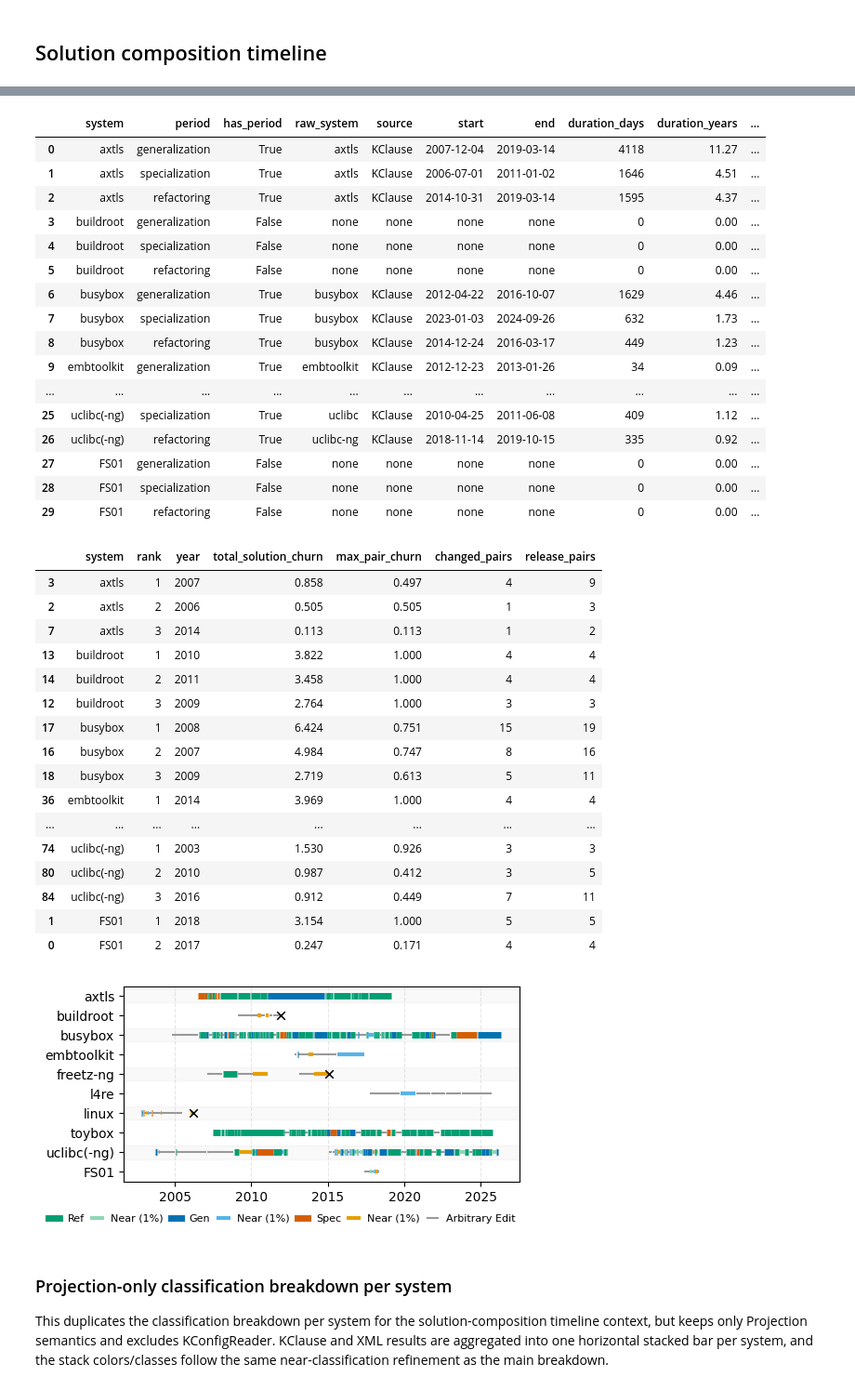
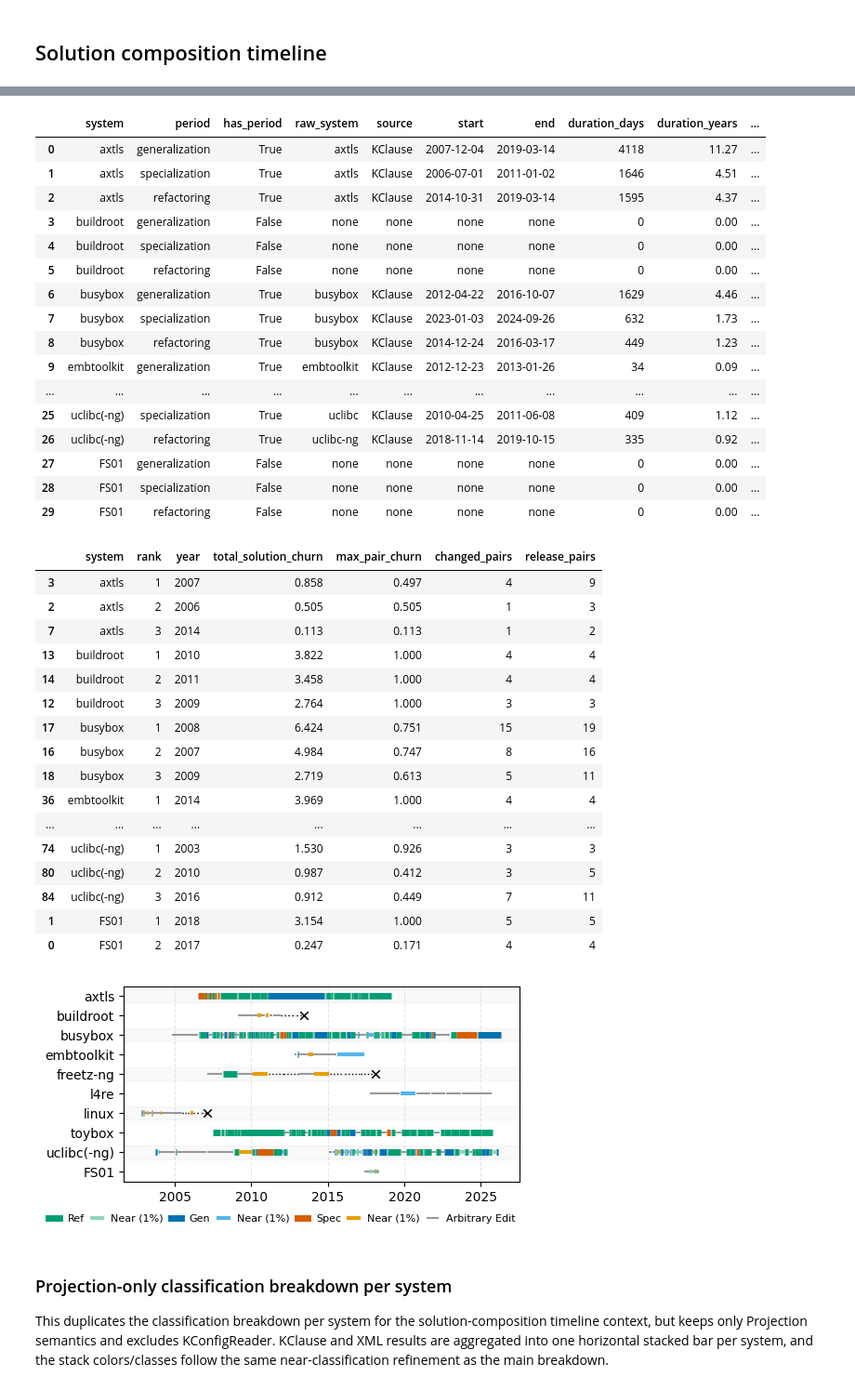
Before and after one commit to ekuiter/torte, a Jupyter notebook: experiments/feature-model-differences/evaluation.ipynb, the cells around one changed output, grey strips where cells are left out. Shown at 93% size. Cells and saved outputs as stored; diff of their text form; code cells hidden in the pictures.

```diff
--- a/experiments/feature-model-differences/evaluation.ipynb
+++ b/experiments/feature-model-differences/evaluation.ipynb
@@ -1668,9 +1676,8 @@ with plt.rc_context({'font.family': 'Helvetica', 'font.size': 12}):
 
     # Keep the timeout reporting consistent with the other runtime plots: the red line marks
     # the 300s threshold and the red label gives count and rate among all pooled attempts.
-    if _runtime_all_timeouts > 0:
-        ax.text(1, TIMEOUT * 1.18, f'{_runtime_all_timeouts} ({_runtime_all_timeout_rate:.0%})',
-                ha='center', va='bottom', fontsize=9, color=COLOR['timeout'], fontweight='bold')
+    ax.text(1, TIMEOUT * 1.18, f"{_runtime_all_timeouts} ({_format_bold_percent(_runtime_all_timeout_rate)})",
+            ha='center', va='bottom', fontsize=9, color=_timeout_label_color(_runtime_all_timeouts))
 
     ax.text(1, 0.03, f'n={_runtime_all_total}', transform=ax.get_xaxis_transform(),
             ha='center', va='bottom', fontsize=9, color=COLOR['gray'])
@@ -1721,9 +1728,8 @@ with plt.rc_context({'font.family': 'Helvetica', 'font.size': 12}):
             bp['boxes'][0].set_facecolor(COLOR['gray'])
             bp['boxes'][0].set_alpha(0.75)
 
-        if timeouts > 0:
-            ax.text(pos, TIMEOUT * 1.18, f'{timeouts} ({timeout_rate:.0%})',
-                    ha='center', va='bottom', fontsize=8, color=COLOR['timeout'], fontweight='bold')
+        ax.text(pos, TIMEOUT * 1.18, f"{timeouts} ({_format_bold_percent(timeout_rate)})",
+                ha='center', va='bottom', fontsize=8, color=_timeout_label_color(timeouts))
         ax.text(pos, 0.03, f'n={total}', transform=ax.get_xaxis_transform(),
                 ha='center', va='bottom', fontsize=8, color=COLOR['gray'])
 
@@ -1797,9 +1803,8 @@ with plt.rc_context({'font.family': 'Helvetica', 'font.size': 12}):
         bp['boxes'][0].set_facecolor(COLOR['gray'])
         bp['boxes'][0].set_alpha(0.75)
 
-    if _runtime_collapsed_timeouts > 0:
-        ax.text(1, TIMEOUT * 1.18, f'{_runtime_collapsed_timeouts} ({_runtime_collapsed_timeout_rate:.0%})',
-                ha='center', va='bottom', fontsize=9, color=COLOR['timeout'], fontweight='bold')
+    ax.text(1, TIMEOUT * 1.18, f"{_runtime_collapsed_timeouts} ({_format_bold_percent(_runtime_collapsed_timeout_rate)})",
+            ha='center', va='bottom', fontsize=9, color=_timeout_label_color(_runtime_collapsed_timeouts))
 
     ax.text(1, 0.03, f'n={_runtime_collapsed_total}', transform=ax.get_xaxis_transform(),
             ha='center', va='bottom', fontsize=9, color=COLOR['gray'])
@@ -1856,9 +1861,8 @@ with plt.rc_context({'font.family': 'Helvetica', 'font.size': 12}):
             bp['boxes'][0].set_facecolor(COLOR['gray'])
             bp['boxes'][0].set_alpha(0.75)
 
-        if timeouts > 0:
-            ax.text(pos, TIMEOUT * 1.18, f'{timeouts} ({timeout_rate:.0%})',
-                    ha='center', va='bottom', fontsize=8, color=COLOR['timeout'], fontweight='bold')
+        ax.text(pos, TIMEOUT * 1.18, f"{timeouts} ({_format_bold_percent(timeout_rate)})",
+                ha='center', va='bottom', fontsize=8, color=_timeout_label_color(timeouts))
         ax.text(pos, 0.03, f'n={total}', transform=ax.get_xaxis_transform(),
                 ha='center', va='bottom', fontsize=8, color=COLOR['gray'])
 
@@ -4519,7 +4523,11 @@ for diff_kind in _diff_kinds:
         y_pos       = _y_map2[key] + offset
         col, lw, ls = _seg_style(row)
         if col is None:
-            continue
+            # No-result rows correspond to attempted evolution-step analyses that
+            # produced no drawable classification/solution composition, typically
+            # because all relevant configurations timed out. Keep the step visible
+            # as a dotted black interval instead of a colored classification bar.
+            col, lw, ls = COLOR['black'], 1.0, ':'
         t0, t1      = row['left_time'], row['right_time']
         if t0 == t1:
             t1 = t0 + pd.Timedelta(days=30)
@@ -4531,9 +4539,9 @@ for diff_kind in _diff_kinds:
         ax.plot([t0, t1], [y_pos, y_pos], color=col, linewidth=lw,
                 linestyle=ls, solid_capstyle='butt')
 
-    # If a source/system series has quantified results followed by unquantified
-    # rows, mark the last quantified endpoint with an x. This is the timeline
-    # analogue of showing that the series continues but solution composition stops.
+    # For each source/system series, mark the endpoint of the latest no-result/timeout
+    # evolution step with an x. The dotted intervals already show every such step;
+    # the marker makes the final timeout position easy to spot.
     sub2 = sub.copy()
     sub2['_sys_canon'] = sub2['system'].apply(_canonical)
     for (sys_canon, extractor), sdf in sub2.groupby(['_sys_canon', 'extractor']):
@@ -4541,14 +4549,12 @@ for diff_kind in _diff_kinds:
         if key not in _y_map2:
             continue
         y_pos = _y_map2[key] + offset
-        ok = sdf[sdf['has_comp']]
         to = sdf[~sdf['has_comp']]
-        if ok.empty or to.empty:
+        if to.empty:
             continue
-        last_ok = ok['right_time'].max()
-        if (to['right_time'] > last_ok).any():
-            ax.scatter([last_ok], [y_pos], color=COLOR['black'], marker='x',
-                       s=38, linewidths=1.1, zorder=10)
+        last_timeout = to['right_time'].max()
+        ax.scatter([last_timeout], [y_pos], color=COLOR['black'], marker='x',
+                   s=38, linewidths=1.1, zorder=10)
 
 ax.set_yticks(_ytick_pos)
 ax.set_yticklabels(_ytick_lbl, fontsize=10)
@@ -4600,34 +4606,34 @@ plt.show()
 | 3 | buildroot | generalization | False | none | none | none | none | 0 | 0.00 | ... |
 | 4 | buildroot | specialization | False | none | none | none | none | 0 | 0.00 | ... |
 | 5 | buildroot | refactoring | False | none | none | none | none | 0 | 0.00 | ... |
 | 6 | busybox | generalization | True | busybox | KClause | 2012-04-22 | 2016-10-07 | 1629 | 4.46 | ... |
 | 7 | busybox | specialization | True | busybox | KClause | 2023-01-03 | 2024-09-26 | 632 | 1.73 | ... |
 | 8 | busybox | refactoring | True | busybox | KClause | 2014-12-24 | 2016-03-17 | 449 | 1.23 | ... |
 | 9 | embtoolkit | generalization | True | embtoolkit | KClause | 2012-12-23 | 2013-01-26 | 34 | 0.09 | ... |
 | ... | ... | ... | ... | ... | ... | ... | ... | ... | ... | ... |
 | 25 | uclibc(-ng) | specialization | True | uclibc | KClause | 2010-04-25 | 2011-06-08 | 409 | 1.12 | ... |
 | 26 | uclibc(-ng) | refactoring | True | uclibc-ng | KClause | 2018-11-14 | 2019-10-15 | 335 | 0.92 | ... |
 | 27 | FS01 | generalization | False | none | none | none | none | 0 | 0.00 | ... |
 | 28 | FS01 | specialization | False | none | none | none | none | 0 | 0.00 | ... |
 | 29 | FS01 | refactoring | False | none | none | none | none | 0 | 0.00 | ... |
 |  | system | rank | year | total_solution_churn | max_pair_churn | changed_pairs | release_pairs |
 | 3 | axtls | 1 | 2007 | 0.858 | 0.497 | 4 | 9 |
 | 2 | axtls | 2 | 2006 | 0.505 | 0.505 | 1 | 3 |
 | 7 | axtls | 3 | 2014 | 0.113 | 0.113 | 1 | 2 |
 | 13 | buildroot | 1 | 2010 | 3.822 | 1.000 | 4 | 4 |
 | 14 | buildroot | 2 | 2011 | 3.458 | 1.000 | 4 | 4 |
 | 12 | buildroot | 3 | 2009 | 2.764 | 1.000 | 3 | 3 |
 | 17 | busybox | 1 | 2008 | 6.424 | 0.751 | 15 | 19 |
 | 16 | busybox | 2 | 2007 | 4.984 | 0.747 | 8 | 16 |
 | 18 | busybox | 3 | 2009 | 2.719 | 0.613 | 5 | 11 |
 | 36 | embtoolkit | 1 | 2014 | 3.969 | 1.000 | 4 | 4 |
 | ... | ... | ... | ... | ... | ... | ... | ... |
 | 74 | uclibc(-ng) | 1 | 2003 | 1.530 | 0.926 | 3 | 3 |
 | 80 | uclibc(-ng) | 2 | 2010 | 0.987 | 0.412 | 3 | 5 |
 | 84 | uclibc(-ng) | 3 | 2016 | 0.912 | 0.449 | 7 | 11 |
 | 1 | FS01 | 1 | 2018 | 3.154 | 1.000 | 5 | 5 |
 | 0 | FS01 | 2 | 2017 | 0.247 | 0.171 | 4 | 4 |
-[figure, old version]
+[figure, new version]
 # %% [markdown]
 ### Projection-only classification breakdown per system
 
```
Also changed, not shown: parts of 8 cells of this notebook.
